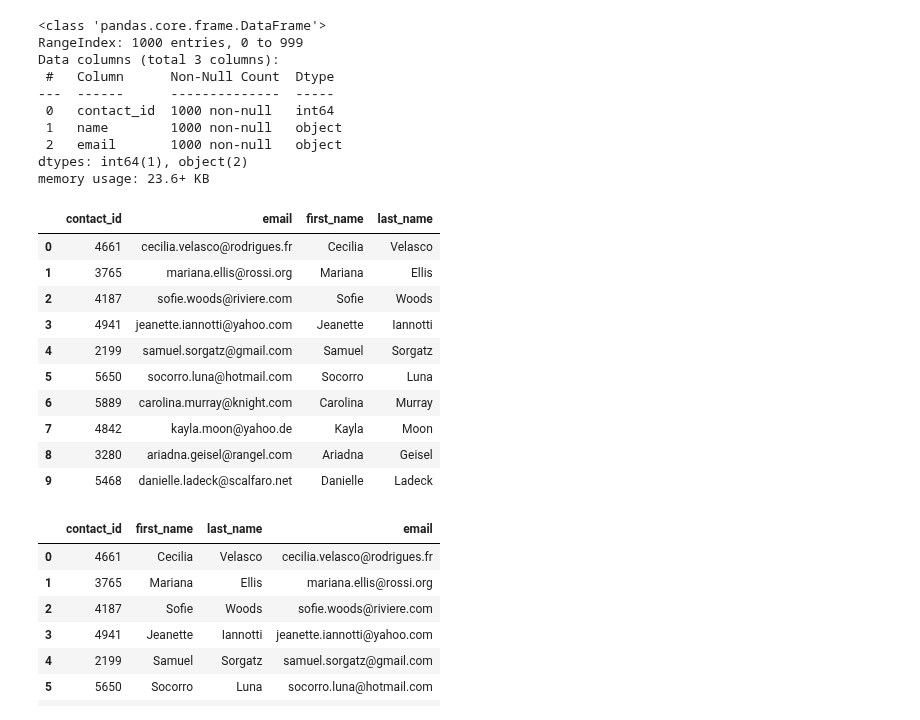
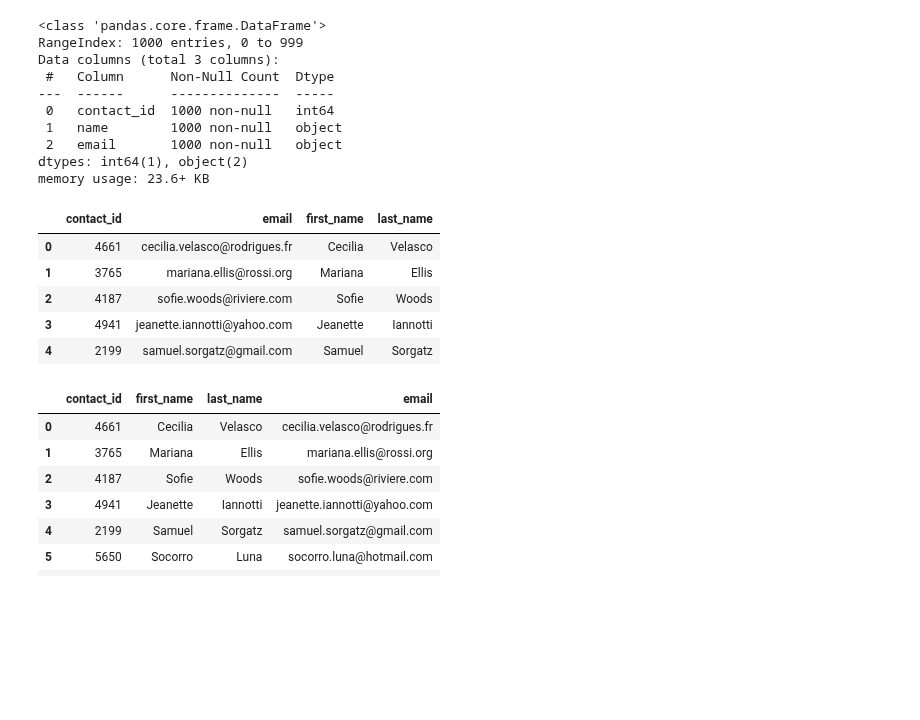
Before and after one commit to VinnyShankar/Crowdfunding_ETL, a Jupyter notebook: ETL_files/ETL_Mini_Project_SKim_VShankar.ipynb, the cells around one changed output. Drawn from its saved outputs; the diff is of its cells as text; code cells hidden in the pictures; blank space fills up the shorter version.

Commit message:
split name to first_name and last_name, then drop name

```diff
--- a/ETL_files/ETL_Mini_Project_SKim_VShankar.ipynb
+++ b/ETL_files/ETL_Mini_Project_SKim_VShankar.ipynb
@@ -364,21 +364,21 @@ dtypes: int64(1), object(2)
 memory usage: 23.6+ KB
 # %%
 # Create a "first"name" and "last_name" column with the first and last names from the "name" column.
-
+contact_info_df_one[["first_name","last_name"]] = contact_info_df_one["name"].\
+                                                  str.split(" ",expand=True)
 
 # Drop the contact_name column
+contact_info_df_one.drop(columns=["name"],
+                         inplace=True)
+
+contact_info_df_one.head()
 # %% [output]
 |  | contact_id | email | first_name | last_name |
 | 0 | 4661 | cecilia.velasco@rodrigues.fr | Cecilia | Velasco |
 | 1 | 3765 | mariana.ellis@rossi.org | Mariana | Ellis |
 | 2 | 4187 | sofie.woods@riviere.com | Sofie | Woods |
 | 3 | 4941 | jeanette.iannotti@yahoo.com | Jeanette | Iannotti |
 | 4 | 2199 | samuel.sorgatz@gmail.com | Samuel | Sorgatz |
-| 5 | 5650 | socorro.luna@hotmail.com | Socorro | Luna |
-| 6 | 5889 | carolina.murray@knight.com | Carolina | Murray |
-| 7 | 4842 | kayla.moon@yahoo.de | Kayla | Moon |
-| 8 | 3280 | ariadna.geisel@rangel.com | Ariadna | Geisel |
-| 9 | 5468 | danielle.ladeck@scalfaro.net | Danielle | Ladeck |
 # %%
 # Reorder the columns
 # %% [output]
```
